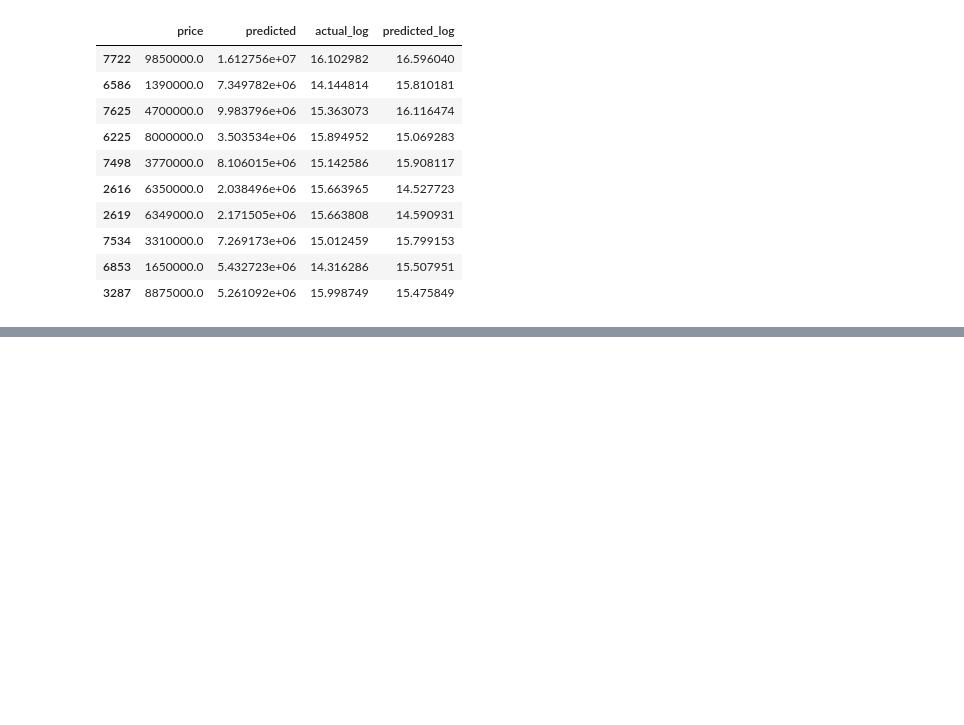
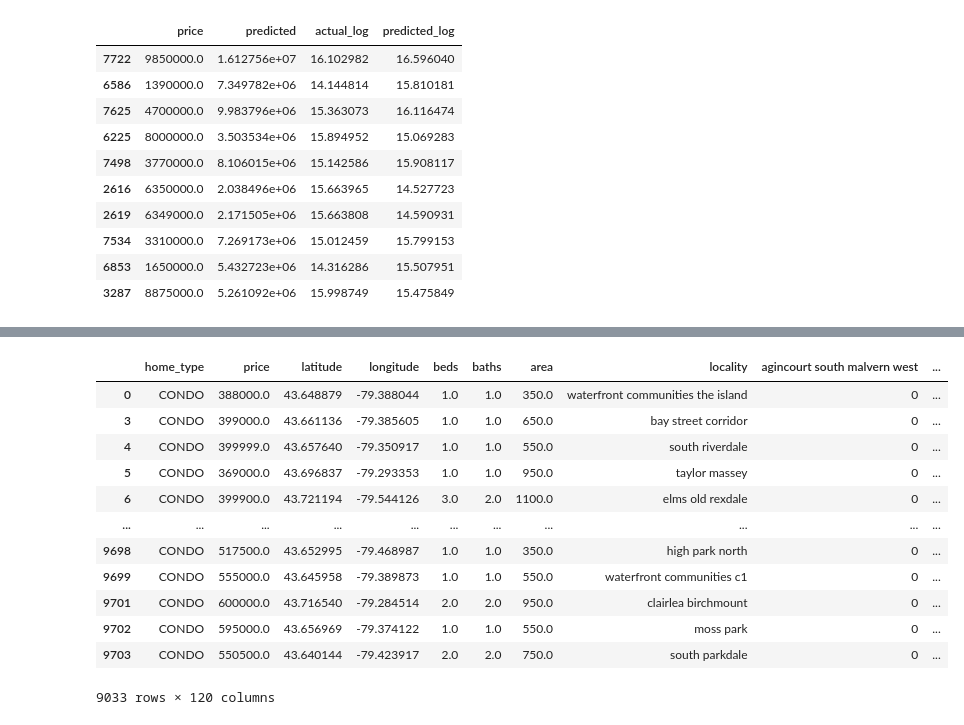
Before and after one commit to Shaji-Mohammed/RealEstatePricePrediction, a Jupyter notebook: ml/training/LinearRegression.ipynb, the cells around one changed output, grey strips where cells are left out. Drawn from its saved outputs; the diff is of its cells as text; code cells hidden in the pictures; blank space fills up the shorter version.

```diff
--- a/ml/training/LinearRegression.ipynb
+++ b/ml/training/LinearRegression.ipynb
@@ -645,0 +650,4 @@ RMSE ($):  578030.2628529804
+# %%
+toronto_rf = toronto_ds[~toronto_ds.home_type.isin(['TOWNHOUSE'])]
+toronto_rf = toronto_rf[toronto_rf.price <= 10_000_000]
+toronto_rf
@@ -645,0 +678,4 @@ RMSE ($):  578030.2628529804
+# %%
+ht_dummies_ll = pd.get_dummies(toronto_rf.home_type, dtype=int)
+ht_dummies_ll = ht_dummies_ll.drop(columns=['OTHER_RESIDENTIAL'])
+ht_dummies_ll
@@ -645,0 +696,4 @@ RMSE ($):  578030.2628529804
+# %%
+loc_dummies_ll = pd.get_dummies(toronto_rf.locality, dtype=int)
+loc_dummies_ll = loc_dummies_ll.drop(columns=['other'])
+loc_dummies_ll
@@ -645,0 +714,17 @@ RMSE ($):  578030.2628529804
+# %%
+toronto_rf_ll = pd.concat([toronto_rf, loc_dummies_ll, ht_dummies_ll], axis='columns')
+toronto_rf_ll
+# %% [output]
+|  | home_type | price | latitude | longitude | beds | baths | area | locality | agincourt south malvern west | ... |
+| 0 | CONDO | 388000.0 | 43.648879 | -79.388044 | 1.0 | 1.0 | 350.0 | waterfront communities the island | 0 | ... |
+| 3 | CONDO | 399000.0 | 43.661136 | -79.385605 | 1.0 | 1.0 | 650.0 | bay street corridor | 0 | ... |
+| 4 | CONDO | 399999.0 | 43.657640 | -79.350917 | 1.0 | 1.0 | 550.0 | south riverdale | 0 | ... |
+| 5 | CONDO | 369000.0 | 43.696837 | -79.293353 | 1.0 | 1.0 | 950.0 | taylor massey | 0 | ... |
+| 6 | CONDO | 399900.0 | 43.721194 | -79.544126 | 3.0 | 2.0 | 1100.0 | elms old rexdale | 0 | ... |
+| ... | ... | ... | ... | ... | ... | ... | ... | ... | ... | ... |
+| 9698 | CONDO | 517500.0 | 43.652995 | -79.468987 | 1.0 | 1.0 | 350.0 | high park north | 0 | ... |
+| 9699 | CONDO | 555000.0 | 43.645958 | -79.389873 | 1.0 | 1.0 | 550.0 | waterfront communities c1 | 0 | ... |
+| 9701 | CONDO | 600000.0 | 43.716540 | -79.284514 | 2.0 | 2.0 | 950.0 | clairlea birchmount | 0 | ... |
+| 9702 | CONDO | 595000.0 | 43.656969 | -79.374122 | 1.0 | 1.0 | 550.0 | moss park | 0 | ... |
+| 9703 | CONDO | 550500.0 | 43.640144 | -79.423917 | 2.0 | 2.0 | 750.0 | south parkdale | 0 | ... |
+9033 rows × 120 columns
```
Also changed, not shown: parts of 14 cells of this notebook.
